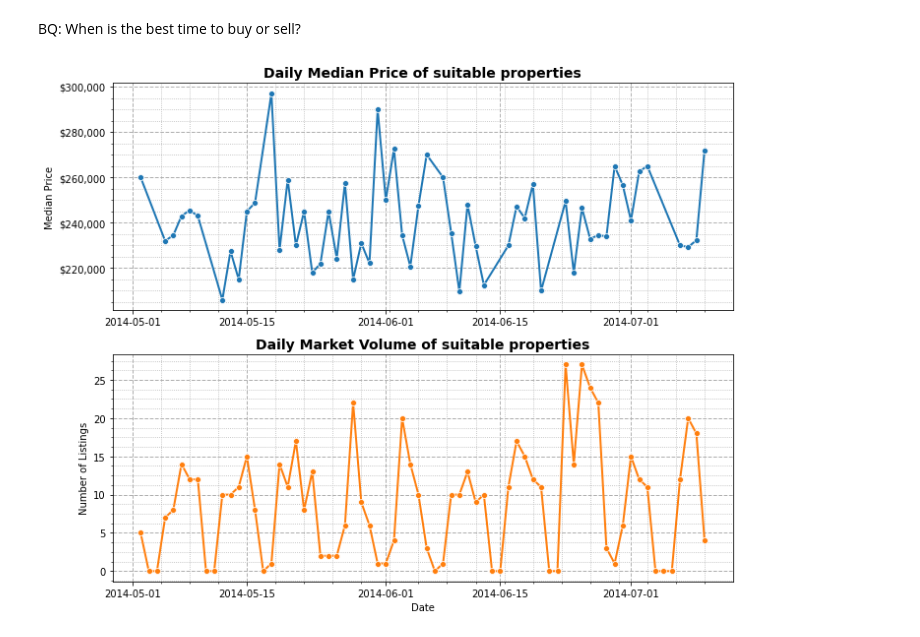
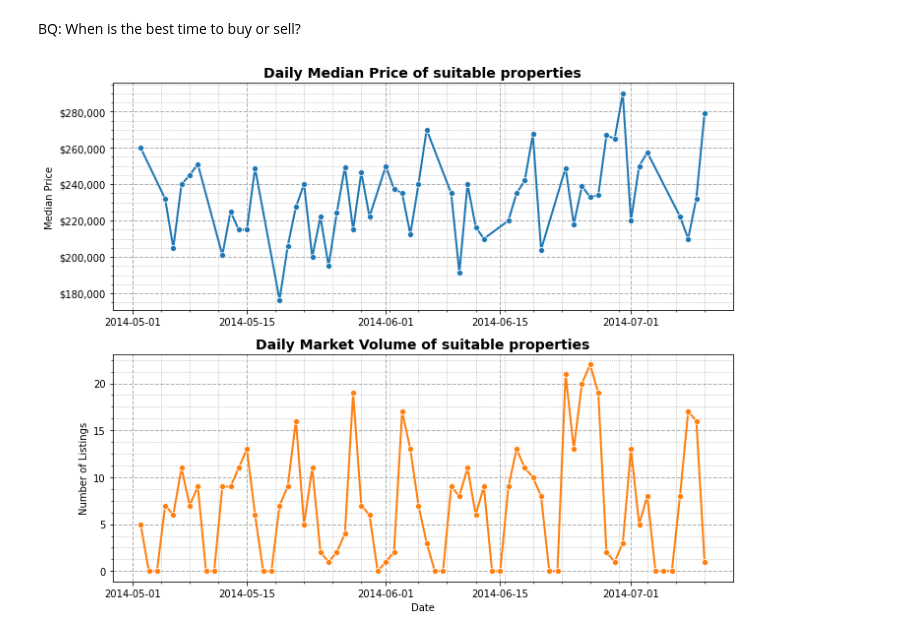
Before and after one commit to codedeedope/ScientificProgrammingLab, a Jupyter notebook: EDA_Project.ipynb, the cells around one changed output. Cells and saved outputs as stored; diff of their text form; code cells hidden in the pictures.

Commit message:
Improved charts

```diff
--- a/EDA_Project.ipynb
+++ b/EDA_Project.ipynb
@@ -343,7 +422,7 @@ from matplotlib.ticker import FuncFormatter, AutoMinorLocator
 # -----------------------------
 df_plot = df.copy()
 df_plot = df_plot[df_plot["price"] <= 300000]
-df_plot = df_plot[(df_plot["floors"] <= 2) & (df_plot["sqft_basement"] <= 1)]
+df_plot = df_plot[(df_plot["floors"] < 2) & (df_plot["sqft_basement"] <= 1)]
 df_plot = df_plot[df_plot["condition"] >= 3]
 df_plot = df_plot[df_plot["sqft_living"] <= 2000]
 
@@ -417,31 +496,31 @@ sns.lineplot(
 )
 
 ax2.set_title(
     "Daily Market Volume of suitable properties",
     fontsize=14,
     weight="bold"
 )
 
 ax2.set_xlabel("Date")
 ax2.set_ylabel("Number of Listings")
 
 ax2.xaxis.set_minor_locator(AutoMinorLocator(4))
 ax2.yaxis.set_minor_locator(AutoMinorLocator(4))
 ax2.grid(True, which="major", linestyle="--", linewidth=1.0, alpha=1.0)
 ax2.grid(True, which="minor", linestyle=":", linewidth=0.8, alpha=1.0)
 ax2.set_axisbelow(True)
 
 plt.tight_layout()
 
 plt.savefig(
     "market.png",
     dpi=300,
     bbox_inches="tight",
     pad_inches=0.02,
     facecolor="white",
     transparent=False
 )
 
 plt.show()
 # %% [output]
-[figure, old version]
+[figure, new version]
```
Also changed, not shown: parts of 3 cells of this notebook, 4 other files.
